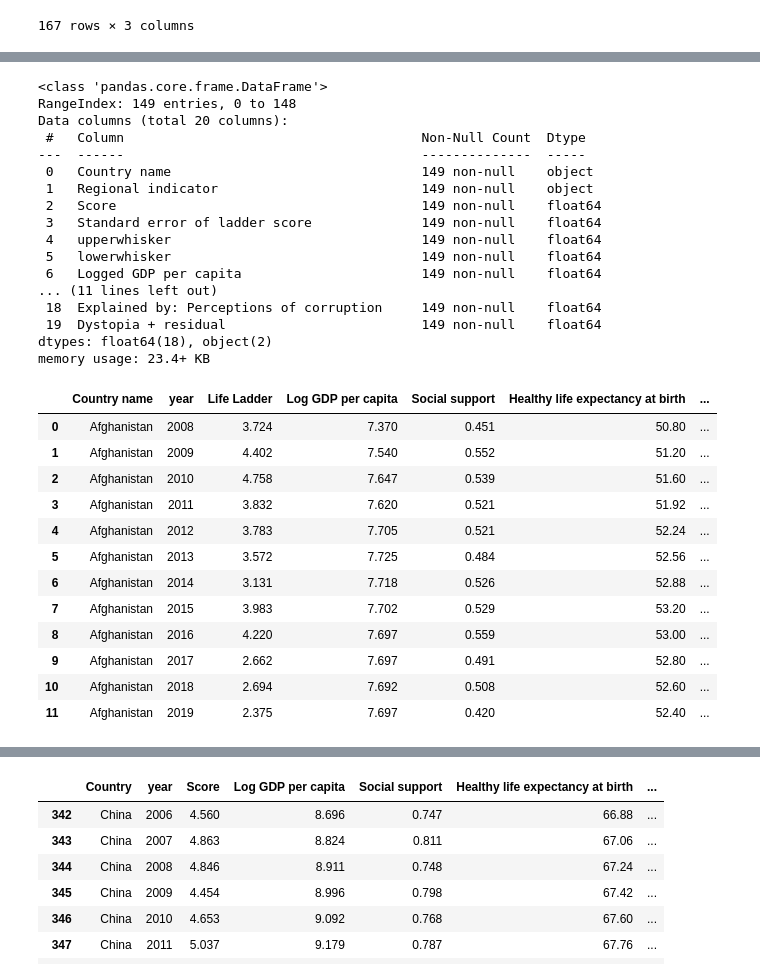
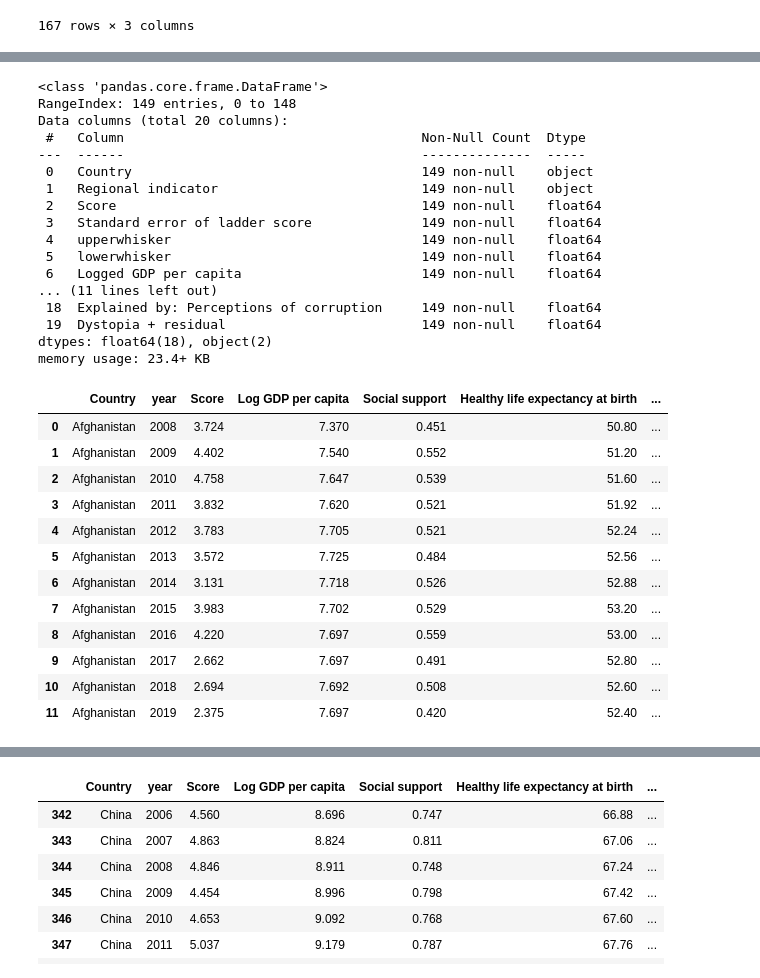
Before and after one commit to Hohenadel/world-happiness-case-study, a Jupyter notebook: notebooks/world.ipynb, the cells around one changed output, grey strips where cells are left out. Drawn from its saved outputs; the diff is of its cells as text; code cells hidden in the pictures.

```diff
--- a/notebooks/world.ipynb
+++ b/notebooks/world.ipynb
@@ -177,13 +172,13 @@ Y2021_df
 # %%
 # What are the factors contributing to happiness?
-Y2021_df.info()
+world_2021.info()
 # %% [output]
 <class 'pandas.core.frame.DataFrame'>
 RangeIndex: 149 entries, 0 to 148
 Data columns (total 20 columns):
  #   Column                                      Non-Null Count  Dtype
 ---  ------                                      --------------  -----
- 0   Country name                                149 non-null    object
+ 0   Country                                     149 non-null    object
  1   Regional indicator                          149 non-null    object
  2   Score                                       149 non-null    float64
  3   Standard error of ladder score              149 non-null    float64
@@ -196,10 +191,10 @@ Data columns (total 20 columns):
 dtypes: float64(18), object(2)
 memory usage: 23.4+ KB
 # %%
-Afghanistan_df = world_df.loc[(world_df["Country name"] == "Afghanistan")]
+Afghanistan_df = world_df.loc[(world_df["Country"] == "Afghanistan")]
 Afghanistan_df
 # %% [output]
-|  | Country name | year | Life Ladder | Log GDP per capita | Social support | Healthy life expectancy at birth | ... |
+|  | Country | year | Score | Log GDP per capita | Social support | Healthy life expectancy at birth | ... |
 | 0 | Afghanistan | 2008 | 3.724 | 7.370 | 0.451 | 50.80 | ... |
 | 1 | Afghanistan | 2009 | 4.402 | 7.540 | 0.552 | 51.20 | ... |
 | 2 | Afghanistan | 2010 | 4.758 | 7.647 | 0.539 | 51.60 | ... |
```
Also changed, not shown: parts of 14 cells of this notebook, 3 other files.
